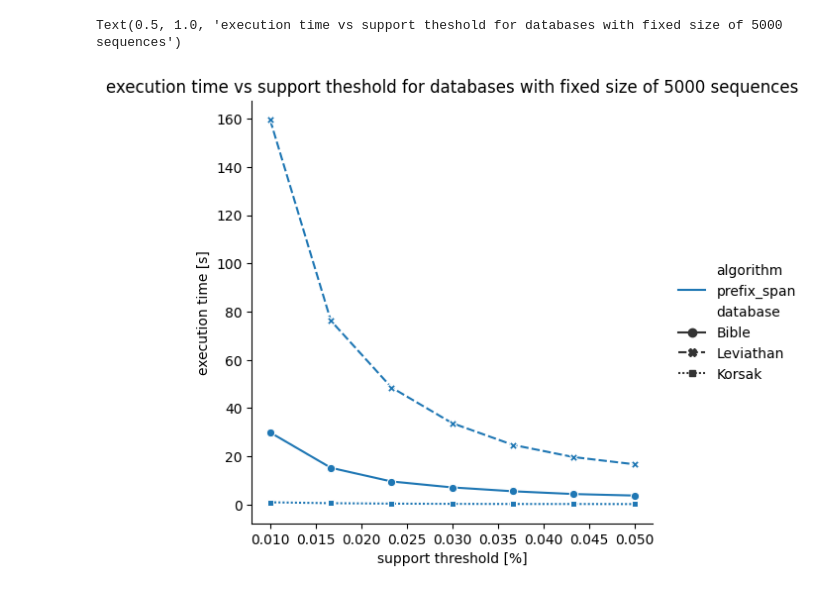
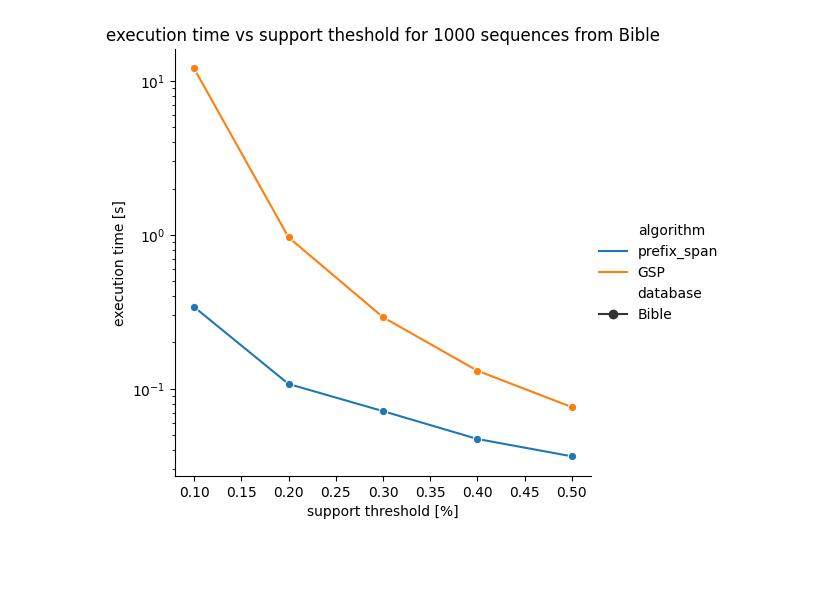
Before and after one commit to mati9456/MED_projekt, a Jupyter notebook: testy.ipynb, the cells around one changed output. Saved outputs shown, nothing was run; the diff lists cells and outputs as text; code cells hidden in the pictures; blank space fills up the shorter version.

Commit message:
final tests

```diff
--- a/testy.ipynb
+++ b/testy.ipynb
@@ -15,9 +17,10 @@ korsak = "dataSets/kosarak10k.txt"
 # %%
 # speed vs supp theshold %
-test_support_thresholds = np.linspace(0.01, 0.05, 7)
-database_paths = [bible, leviathan, korsak]
-databases = [random.sample(importDatabase(path), 5000) for path in database_paths]
-names = ["Bible", "Leviathan", "Korsak"]
+test_support_thresholds = np.linspace(0.05, 0.5, 5)
+database_paths = [bible]
+databases = [random.sample(importDatabase(path), 1000) for path in database_paths]
+#databases = [importDatabase(path) for path in database_paths]
+names = ["Bible"]
 
 execution_times = []
 supp_thresholds = []
@@ -33,7 +36,8 @@ for sth in test_support_thresholds:
 
         # time datamining
         start_time = time.time()
-        prefix_span(sup, db)
+        with open('prefix_span_result.txt', 'w') as file:
+            prefix_span(sup, db, file)
         end_time = time.time()
         elapsed_time = end_time - start_time
 
@@ -43,6 +47,33 @@ for sth in test_support_thresholds:
         algorithm.append("prefix_span")
         database_name.append(db_name)
 
+        # time datamining
+        start_time = time.time()
+        with open('gsp_result.txt', 'w') as file:
+            gsp(sup, db, file)
+        end_time = time.time()
+        elapsed_time = end_time - start_time
+
+        # collect data
+        execution_times.append(elapsed_time)
+        supp_thresholds.append(sth)
+        algorithm.append("GSP")
+        database_name.append(db_name)
+
+        # time datamining
+        start_time = time.time()
+        #command = f"java -jar spmf.jar run PrefixSpan dataSets/BIBLE.txt output.txt {sth}%"
+        #process = subprocess.Popen(command, shell=True, stdout=subprocess.PIPE, stderr=subprocess.PIPE)
+        process.communicate()
+        end_time = time.time()
+        elapsed_time = end_time - start_time
+
+        # collect data
+        execution_times.append(elapsed_time)
+        supp_thresholds.append(sth)
+        algorithm.append("SPMF PrefixSpan")
+        database_name.append(db_name)
+
 time_vs_sup = pd.DataFrame({"execution time [s]": execution_times,
                             "support threshold [%]": supp_thresholds,
                             "algorithm": algorithm,
@@ -68,17 +87,17 @@ Database: Korsak, Supp%: 0.05, supp value: 250
 # %%
 # plot results
-seaborn.relplot(data=time_vs_sup,
+seaborn.relplot(data=time_vs_sup[time_vs_sup["algorithm"] != "SPMF PrefixSpan"], #data=time_vs_sup,
                  x="support threshold [%]",
                  y="execution time [s]",
                  hue="algorithm",
                  style="database",
                  kind="line",
                  markers=True
                 )
-plt.title("execution time vs support theshold for databases with fixed size of 5000 sequences")
+plt.title("execution time vs support theshold for 1000 sequences from Bible")
+plt.yscale('log')
 # %% [output]
-Text(0.5, 1.0, 'execution time vs support theshold for databases with fixed size of 5000 sequences')
-[figure, old version]
+[figure, new version]
 # %%
 # speed vs n of sequences
 database_paths = [bible]
```
Also changed, not shown: parts of 5 cells of this notebook, 3 other files.
